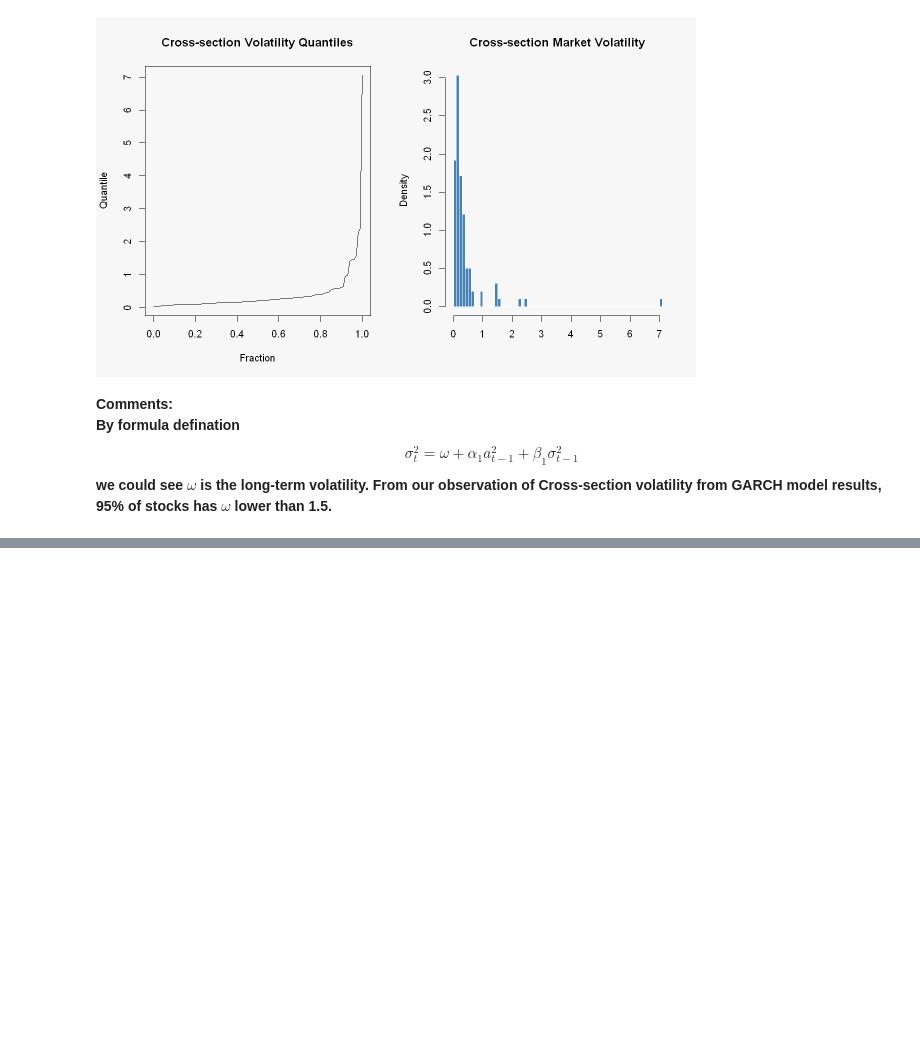
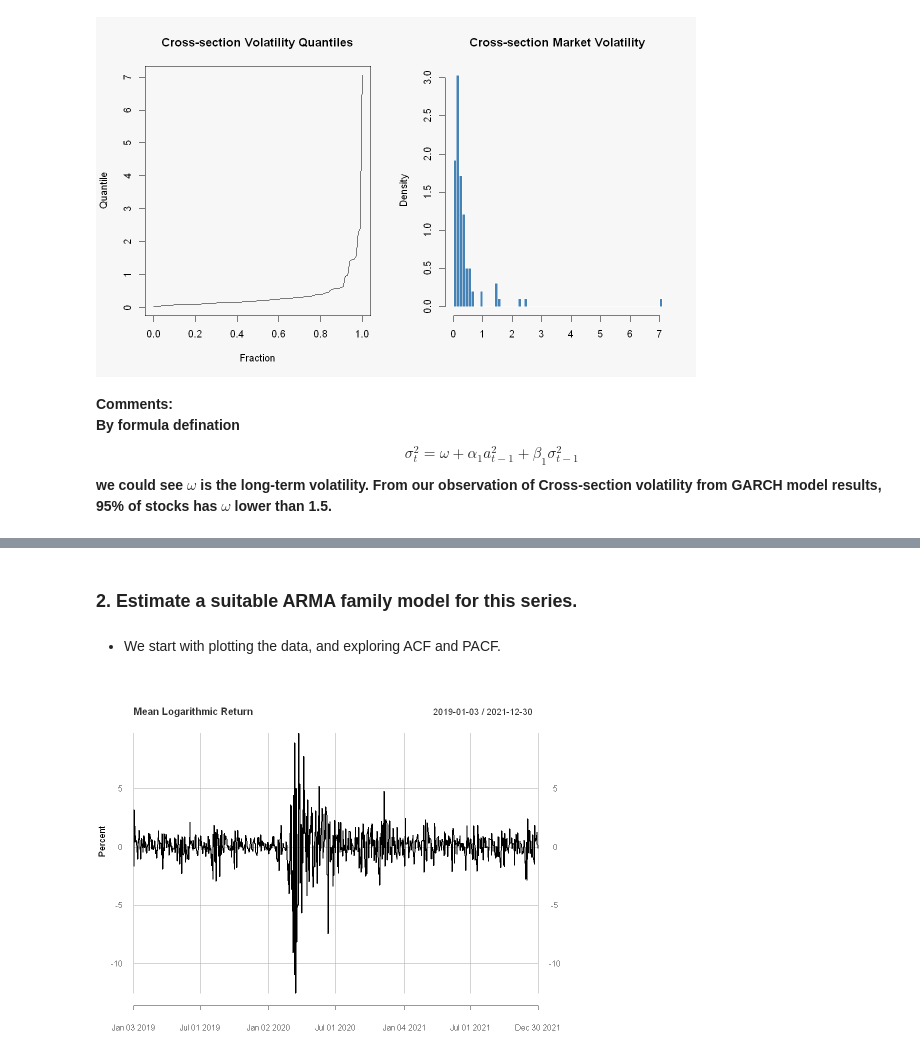
Before and after one commit to 51014941/JEM059-HW-Zhang-and-Qu, a Jupyter notebook: HW2.ipynb, the cells around one changed output, grey strips where cells are left out. Saved outputs shown, nothing was run; the diff lists cells and outputs as text; code cells hidden in the pictures; blank space fills up the shorter version.

```diff
--- a/HW2.ipynb
+++ b/HW2.ipynb
@@ -370,0 +446,9 @@ we could see $\omega$ is the long-term volatility. From our observation of Cross
+# %%
+# Calculate the time serises of cross sector means
+N <- nrow(lrets[[1]])
+lrets_mean <- sapply(1:N, function(y){
+   mean(sapply(lrets, '[[', y))
+})
+
+length(lrets_mean)
+head(lrets_mean)
@@ -370,0 +463,4 @@ we could see $\omega$ is the long-term volatility. From our observation of Cross
+# %%
+# Create an xts object
+lrets_xts <- xts(lrets_mean, index(lrets[[1]]))
+head(lrets_xts)
@@ -370,0 +475,10 @@ we could see $\omega$ is the long-term volatility. From our observation of Cross
+# %% [markdown]
+### 2. Estimate a suitable ARMA family model for this series.
+# %% [markdown]
+* We start with plotting the data, and exploring ACF and PACF.
+# %%
+options(repr.plot.width = 8, repr.plot.height = 6)
+plot(lrets_xts,  xlab = 'Year', ylab = 'Percent', main = 'Mean Logarithmic Return',
+     axes = F, cex.main = 0.8)
+# %% [output]
+[figure, added]
```
Also changed, not shown: parts of 37 cells of this notebook.
